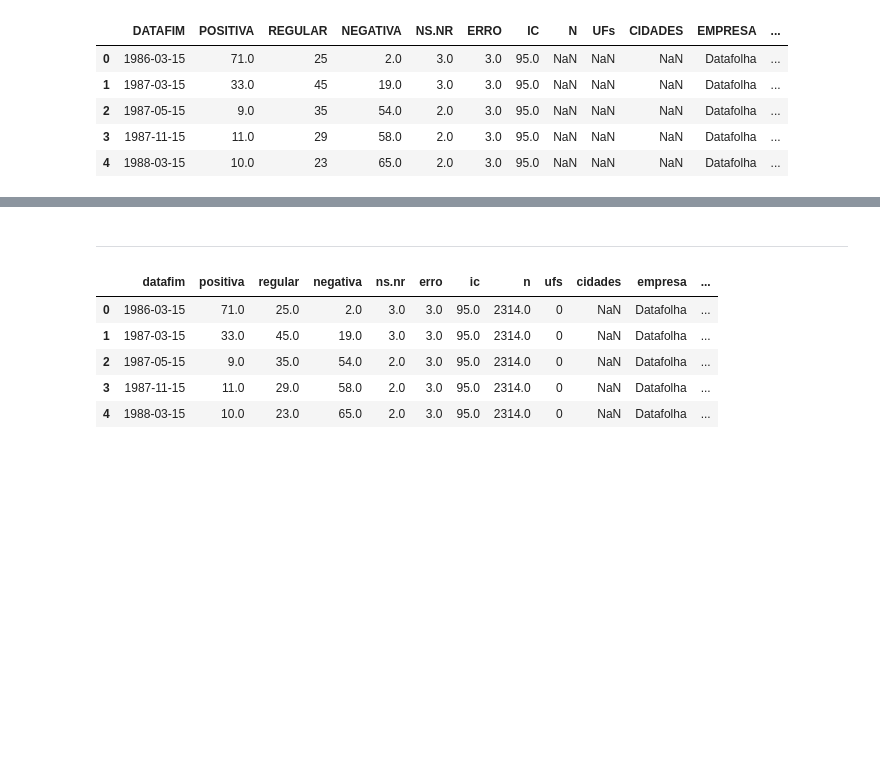
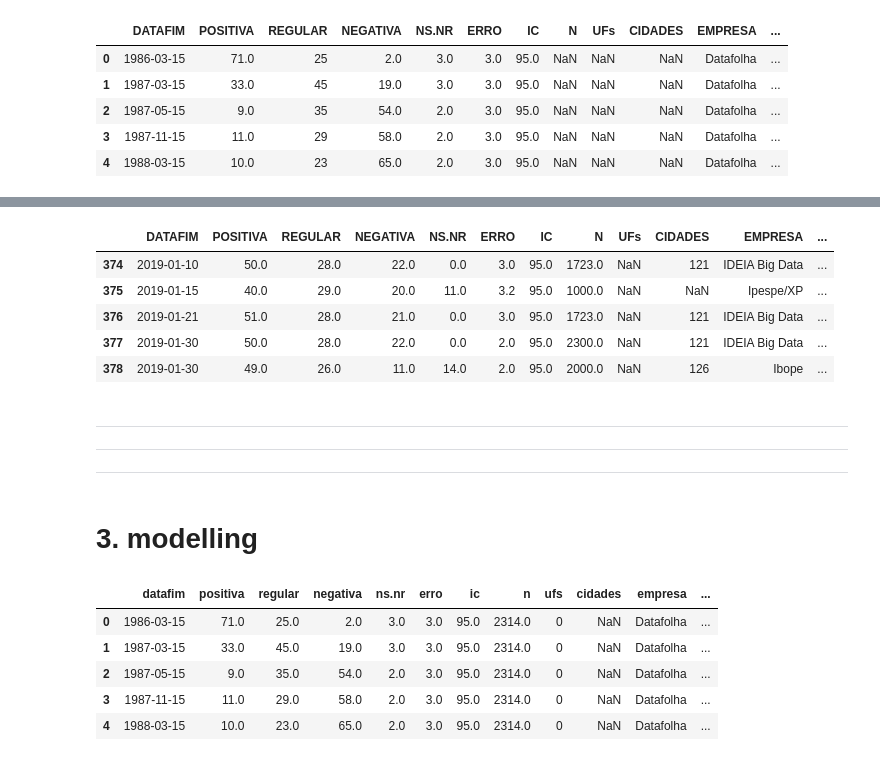
Before and after one commit to gabrielbfs/brazil_election2020, a Jupyter notebook: notebooks/1.1-gbf-2020brazil_bolsonaroApproval.ipynb, the cells around one changed output, grey strips where cells are left out. Saved outputs shown, nothing was run; the diff lists cells and outputs as text; code cells hidden in the pictures; blank space fills up the shorter version.

```diff
--- a/notebooks/1.1-gbf-2020brazil_bolsonaroApproval.ipynb
+++ b/notebooks/1.1-gbf-2020brazil_bolsonaroApproval.ipynb
@@ -104,4 +162,31 @@ approval_RawData.head()
+# %%
+ for presidente in jb_approval_RawData['PRESIDENTE'].unique():
+        df = jb_approval_RawData[jb_approval_RawData['PRESIDENTE'] == presidente]
+        for empresa in df['EMPRESA'].unique():
+            mean_n = df[df['EMPRESA'] == empresa]['N'].mean()
+            if pd.isna(mean_n):
+                mean_n = df['N'].mean()
+            if pd.isna(mean_n):
+                mean_n = jb_approval_RawData['N'].mean()
+            mean_n = int(mean_n)
+            loc_filter = (jb_approval_RawData['EMPRESA'] == empresa)&(jb_approval_RawData['PRESIDENTE'] == presidente)
+            jb_approval_RawData.loc[loc_filter, 'N'] = jb_approval_RawData.loc[loc_filter, 'N'].fillna(mean_n)
+# %%
+jb_approval_RawData.head()
+# %% [output]
+|  | DATAFIM | POSITIVA | REGULAR | NEGATIVA | NS.NR | ERRO | IC | N | UFs | CIDADES | EMPRESA | ... |
+| 374 | 2019-01-10 | 50.0 | 28.0 | 22.0 | 0.0 | 3.0 | 95.0 | 1723.0 | NaN | 121 | IDEIA Big Data | ... |
+| 375 | 2019-01-15 | 40.0 | 29.0 | 20.0 | 11.0 | 3.2 | 95.0 | 1000.0 | NaN | NaN | Ipespe/XP | ... |
+| 376 | 2019-01-21 | 51.0 | 28.0 | 21.0 | 0.0 | 3.0 | 95.0 | 1723.0 | NaN | 121 | IDEIA Big Data | ... |
+| 377 | 2019-01-30 | 50.0 | 28.0 | 22.0 | 0.0 | 2.0 | 95.0 | 2300.0 | NaN | 121 | IDEIA Big Data | ... |
+| 378 | 2019-01-30 | 49.0 | 26.0 | 11.0 | 14.0 | 2.0 | 95.0 | 2000.0 | NaN | 126 | Ibope | ... |
 # %% [markdown]
 ---
+
+---
+
+---
+# %% [markdown]
+# 3. modelling
 # %%
 make_dataset.presidentApproval_preprocessig()
```
Also changed, not shown: parts of 24 cells of this notebook, 4 other files.
